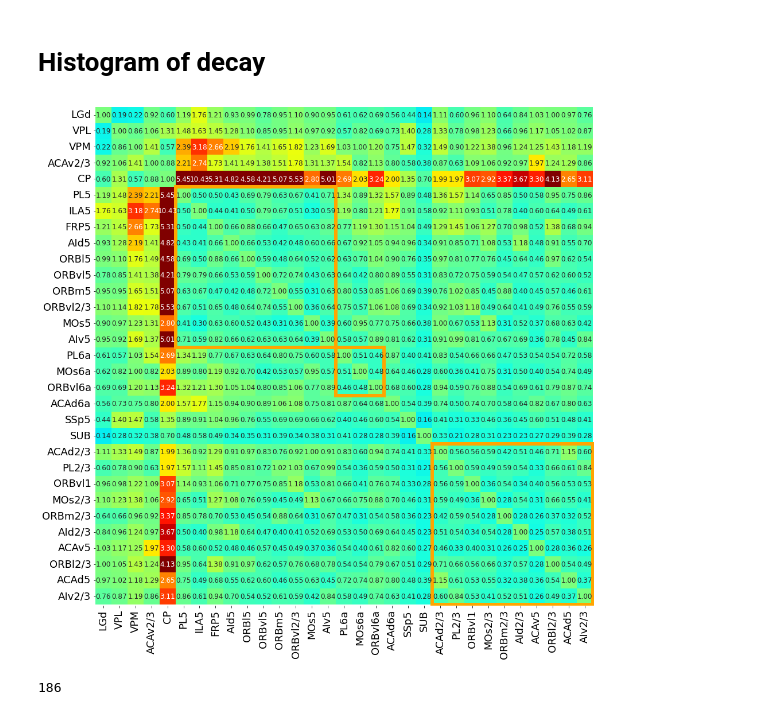
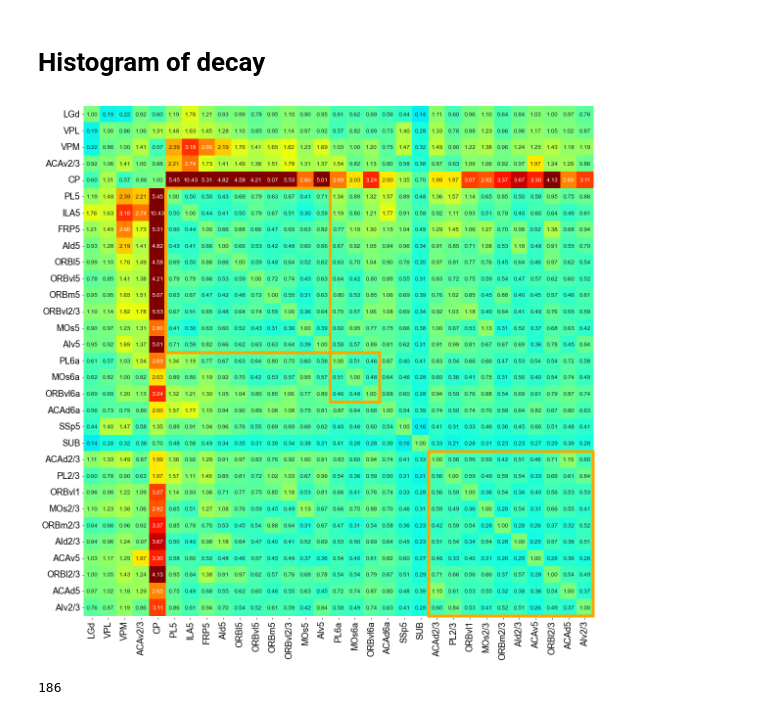
Before and after one commit to YunZhixi98/Connectivity_Type, a Jupyter notebook: fig3_overview_ctype.ipynb, the cells around one changed output. Saved outputs shown, nothing was run; the diff lists cells and outputs as text; code cells hidden in the pictures.

```diff
--- a/fig3_overview_ctype.ipynb
+++ b/fig3_overview_ctype.ipynb
@@ -242,8 +247,10 @@ for i in range(len(ctlist)):
 # sns.heatmap(pd.DataFrame(score_matrix,index=ctlist,columns=ctlist),annot=True,
 #             square=True,cmap='coolwarm',cbar_kws={'shrink':0.6}, fmt='.2f')
 df_score_matrix_morpho = pd.DataFrame(score_matrix_morpho,index=ctlist,columns=ctlist)
-g=sns.clustermap(df_score_matrix_morpho,annot=True,annot_kws={'fontsize': 12},
-            square=True,cmap='coolwarm',cbar_kws={'shrink':0.6}, fmt='.2f', method='ward',figsize=(17,17),vmin=0,vmax=1,cbar_pos=(0,0,0,0),tree_kws={'linewidth':1.2})
+df_score_matrix_morpho.to_csv(r'./fig3/m_score.csv')
+
+g=sns.clustermap(df_score_matrix_morpho,annot=True,annot_kws={'fontsize': 12},cbar=False,
+            square=True,cmap='coolwarm', fmt='.2f', method='ward',figsize=(17,17),vmin=0,vmax=1,tree_kws={'linewidth':1.2})
 color='yellow'
 lw=6
 # unflipped
@@ -259,8 +266,10 @@ g.ax_heatmap.add_patch(plt.Rectangle((21,21),10,10,fill=False,lw=lw,color=color,
 g.ax_heatmap.set_xlim(0,31+0.1)
 g.ax_heatmap.set_ylim(31+0.1,0)
 
+g.ax_heatmap.figure.delaxes(g.ax_heatmap.figure.axes[3])  # Deletes the colorbar axis completely
+
 g.ax_heatmap.set_xticklabels(g.ax_heatmap.get_xticklabels(),fontsize=18,horizontalalignment='center')
 g.ax_heatmap.set_yticklabels(g.ax_heatmap.get_yticklabels(),fontsize=18,verticalalignment='center')
 g_clu=g
-# plt.savefig('./fig3/flipped/pairwise_stype_similarity_clustermap_morpho.png', dpi=200, bbox_inches='tight',facecolor='w')
+plt.savefig('./fig3/pairwise_stype_similarity_clustermap_morpho.svg', dpi=300, bbox_inches='tight',facecolor='w')
 plt.show()
@@ -508,37 +504,44 @@ for tmparr,savename in zip([score_matrix_morpho_axon,score_matrix_morpho_den,sco
 # Histogram of decay
 # %%
 df_decay = df_score_matrix_overlap/df_score_matrix_morpho.loc[df_score_matrix_overlap.index,df_score_matrix_overlap.columns]
+df_decay.to_csv(r'./fig3/cm_score.csv')
 
 plt.figure(figsize=(16,16))
 g=sns.heatmap(df_decay,annot=True,annot_kws={'fontsize':12},
             square=True,cmap='jet',cbar=False,cbar_kws={'shrink':0.6,'orientation':'vertical',}, fmt='.2f',vmin=0,center=1,robust=True)
 color='orange'
 lw=6
 # unflipped
 # g.add_patch(plt.Rectangle((5,5),10,10,fill=False,lw=lw,color=color,))
 # g.add_patch(plt.Rectangle((15,15),3,3,fill=False,lw=lw,color=color,))
 # g.add_patch(plt.Rectangle((21,21),6,6,fill=False,lw=lw,color=color,))
 # g.add_patch(plt.Rectangle((27,27),4,4,fill=False,lw=lw,color=color,))
 # flipped
 g.add_patch(plt.Rectangle((5,5),10,10,fill=False,lw=lw,color=color,))
 g.add_patch(plt.Rectangle((15,15),3,3,fill=False,lw=lw,color=color,))
 # g.add_patch(plt.Rectangle((25,25),3,3,fill=False,lw=lw,color=color,))
 g.add_patch(plt.Rectangle((21,21),10,10,fill=False,lw=lw,color=color,))
 g.set_xlim(0,31+0.1)
 g.set_ylim(31+0.1,0)
 
 # g.yaxis.set_ticks_position('right')
 # g.yaxis.set_tick_params(rotation=0)
 g.set_xticklabels(g.get_xticklabels(),fontsize=18,horizontalalignment='center')
 g.set_yticklabels(g.get_yticklabels(),fontsize=18,verticalalignment='center')
-cbar = g.collections[0].colorbar
+
+# # Extract the colorbar
+# cbar = g.collections[0].colorbar
+# # Remove the heatmap axes
+# g.figure.delaxes(g)
 # cbar.ax.tick_params(labelsize=18)
-# plt.tight_layout()
 
-# plt.savefig('./fig3/flipped/similarity_ratio.png', dpi=250, bbox_inches='tight',facecolor='w')
+plt.tight_layout()
+
+plt.savefig('./fig3/similarity_ratio.svg', dpi=250, bbox_inches='tight',facecolor='w')
+# plt.savefig('./fig3/similarity_ratio_withcbar.svg', dpi=250, bbox_inches='tight',facecolor='w')
 plt.show()
 # %% [output]
-[figure, old version]
+[figure, new version]
 # %%
 from itertools import product
 # unflipped
```
Also changed, not shown: parts of 10 cells of this notebook, 12 other files.
